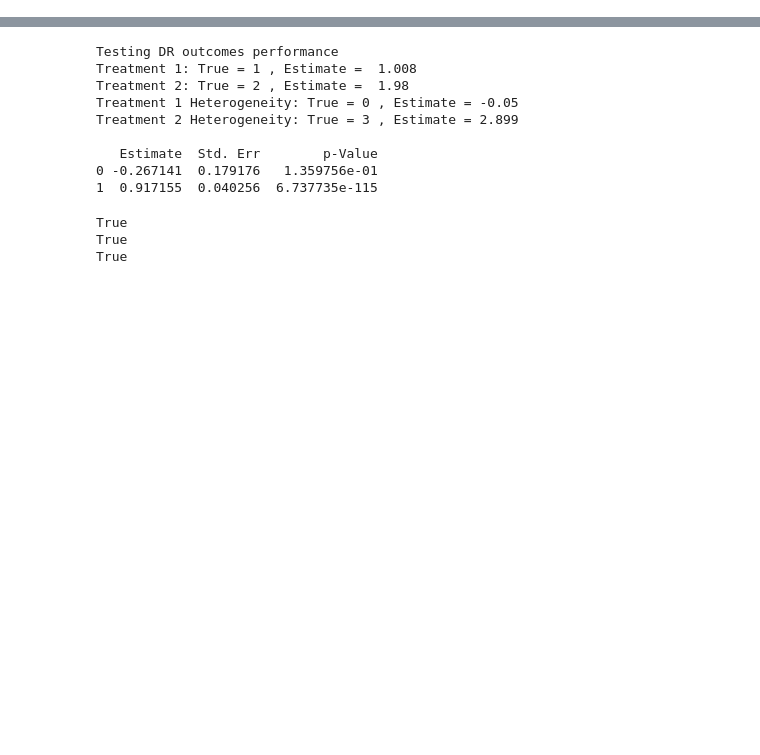
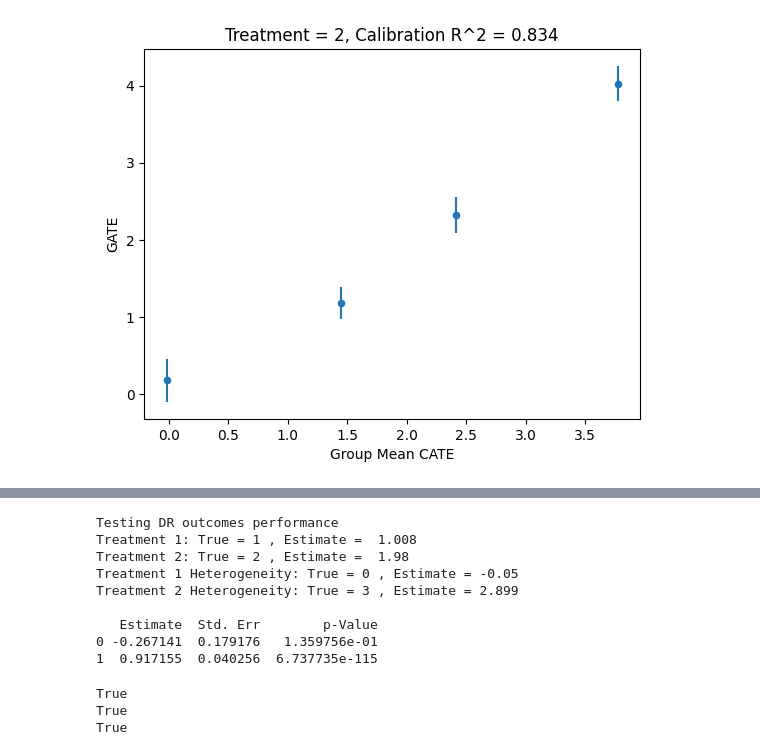
Before and after one commit to evanjflack/econ_ml_scratch, a Jupyter notebook: multiple _treatments.ipynb, the cells around one changed output, grey strips where cells are left out. Saved outputs shown, nothing was run; the diff lists cells and outputs as text; code cells hidden in the pictures; blank space fills up the shorter version.

```diff
--- a/multiple _treatments.ipynb
+++ b/multiple _treatments.ipynb
@@ -354,6 +341,10 @@ Zval = Xval[:, 1]
 my_dr_tester = my_dr_tester.fit_cate(reg_cate, Zval, Ztrain)
 # %%
 my_dr_tester = my_dr_tester.evaluate_all()
+# %%
+fig = my_dr_tester.plot_cal(2)
+# %% [output]
+[figure, added]
 # %%
 my_dr_tester.df_res
 # %% [output]
```
Also changed, not shown: parts of 7 cells of this notebook, 2 other files.
